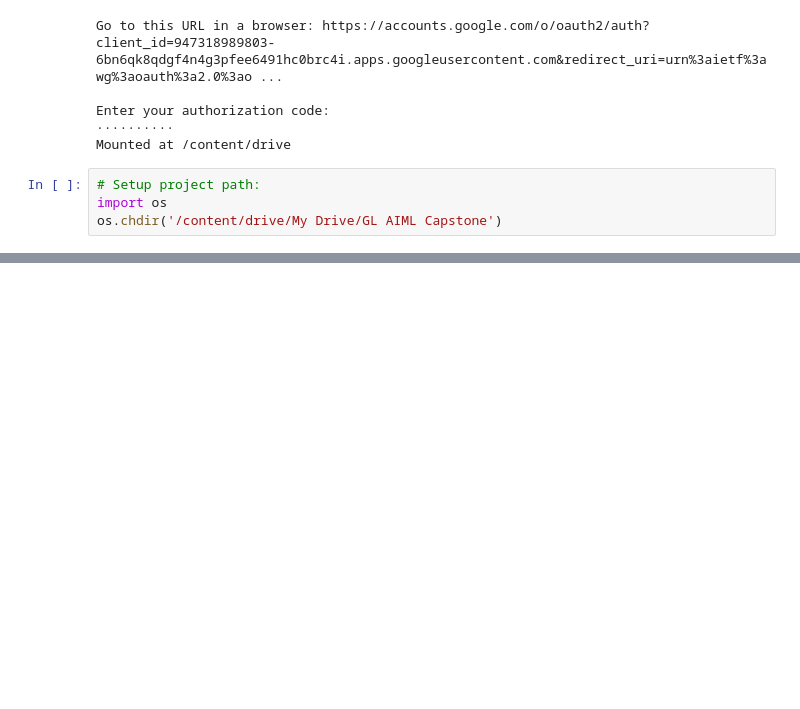
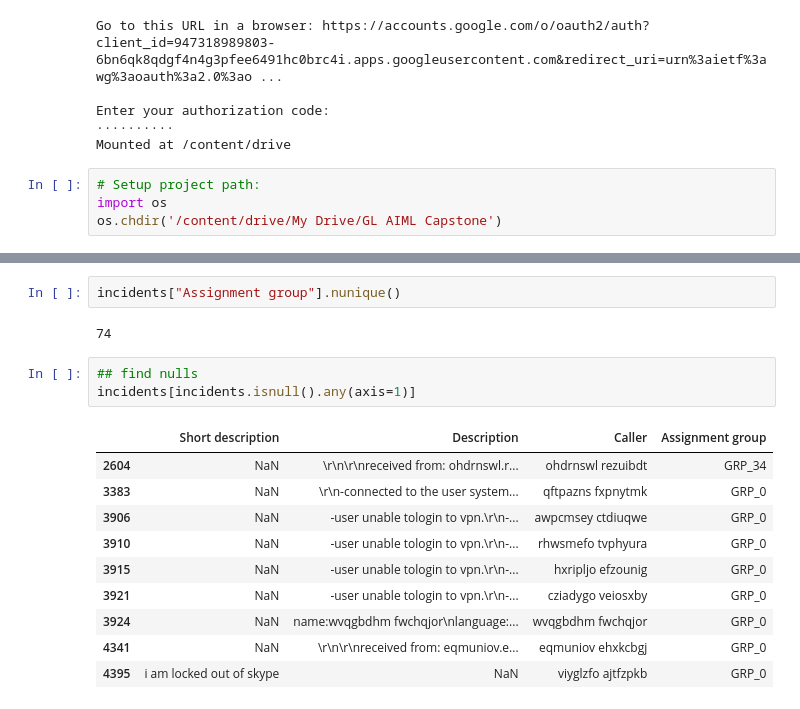
Before and after one commit to arvind2047/gl_capstone, a Jupyter notebook: GL_AIML_Capstone_Sep2020.ipynb, the cells around one changed output, grey strips where cells are left out. Cells and saved outputs as stored; diff of their text form; blank space fills up the shorter version.

```diff
--- a/GL_AIML_Capstone_Sep2020.ipynb
+++ b/GL_AIML_Capstone_Sep2020.ipynb
@@ -56,0 +125,18 @@ os.chdir('/content/drive/My Drive/GL AIML Capstone')
+# %%
+incidents["Assignment group"].nunique()
+# %% [output]
+74
+# %%
+## find nulls
+incidents[incidents.isnull().any(axis=1)]
+# %% [output]
+|  | Short description | Description | Caller | Assignment group |
+| 2604 | NaN | \r\n\r\nreceived from: ohdrnswl.r... | ohdrnswl rezuibdt | GRP_34 |
+| 3383 | NaN | \r\n-connected to the user system... | qftpazns fxpnytmk | GRP_0 |
+| 3906 | NaN | -user unable tologin to vpn.\r\n-... | awpcmsey ctdiuqwe | GRP_0 |
+| 3910 | NaN | -user unable tologin to vpn.\r\n-... | rhwsmefo tvphyura | GRP_0 |
+| 3915 | NaN | -user unable tologin to vpn.\r\n-... | hxripljo efzounig | GRP_0 |
+| 3921 | NaN | -user unable tologin to vpn.\r\n-... | cziadygo veiosxby | GRP_0 |
+| 3924 | NaN | name:wvqgbdhm fwchqjor\nlanguage:... | wvqgbdhm fwchqjor | GRP_0 |
+| 4341 | NaN | \r\n\r\nreceived from: eqmuniov.e... | eqmuniov ehxkcbgj | GRP_0 |
+| 4395 | i am locked out of skype | NaN | viyglzfo ajtfzpkb | GRP_0 |
```
Also changed, not shown: parts of 14 cells of this notebook.
